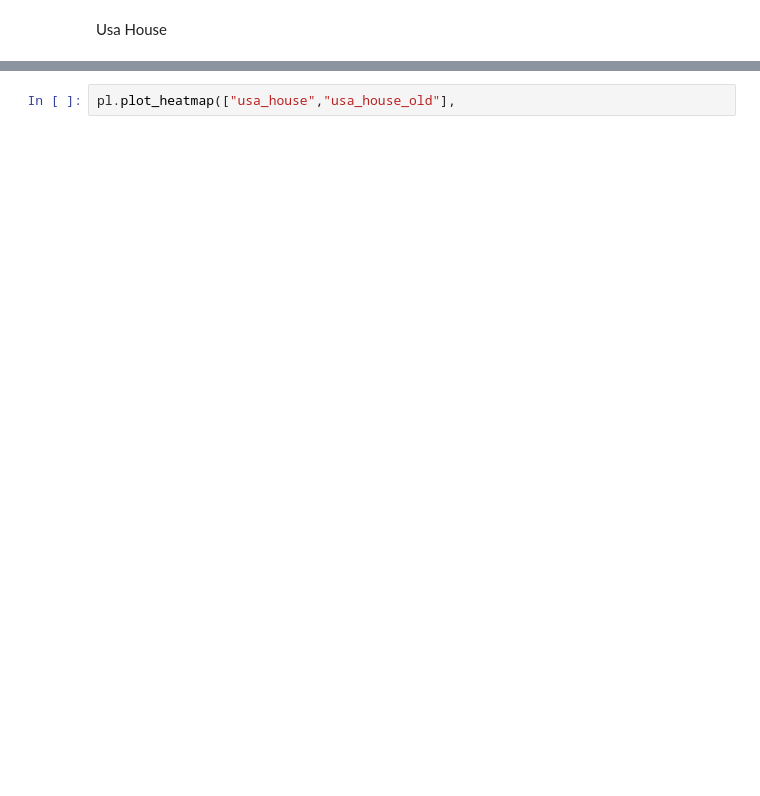
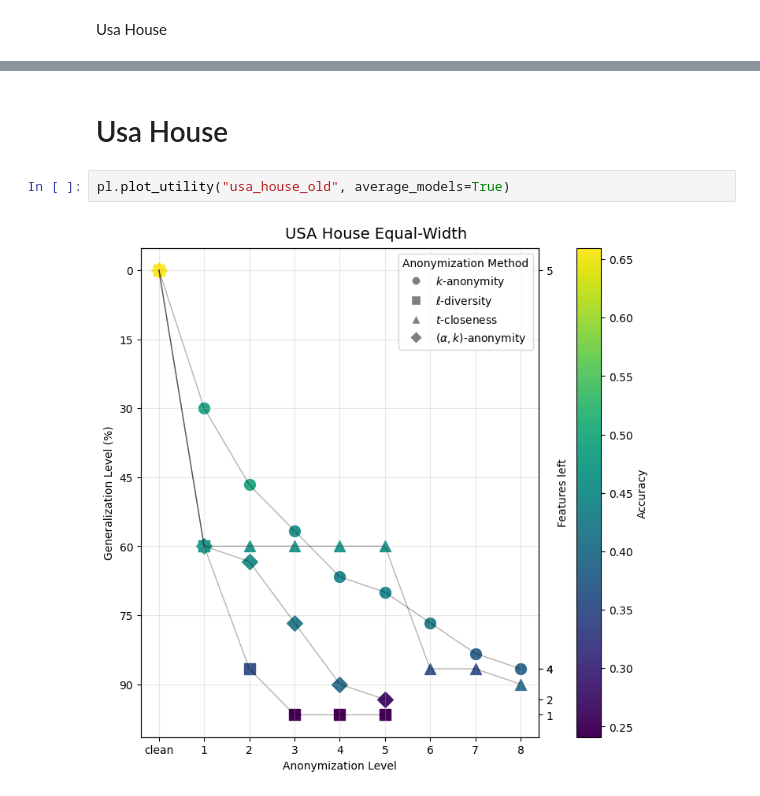
Before and after one commit to Zak9O/Masking-Effects-on-XAI-Techniques, a Jupyter notebook: notebooks/1HierarchyEffect.ipynb, the cells around one changed output, grey strips where cells are left out. Cells and saved outputs as stored; diff of their text form; blank space fills up the shorter version.

```diff
--- a/notebooks/1HierarchyEffect.ipynb
+++ b/notebooks/1HierarchyEffect.ipynb
@@ -60,2 +60,6 @@ pl.plot_line("MLP","usa_house_old","shap")
-# %%
-pl.plot_heatmap(["usa_house","usa_house_old"],
+# %% [markdown]
+# Usa House
+# %%
+pl.plot_utility("usa_house_old", average_models=True)
+# %% [output]
+[figure, added]
```
Also changed, not shown: parts of 14 cells of this notebook, 6 other files.
